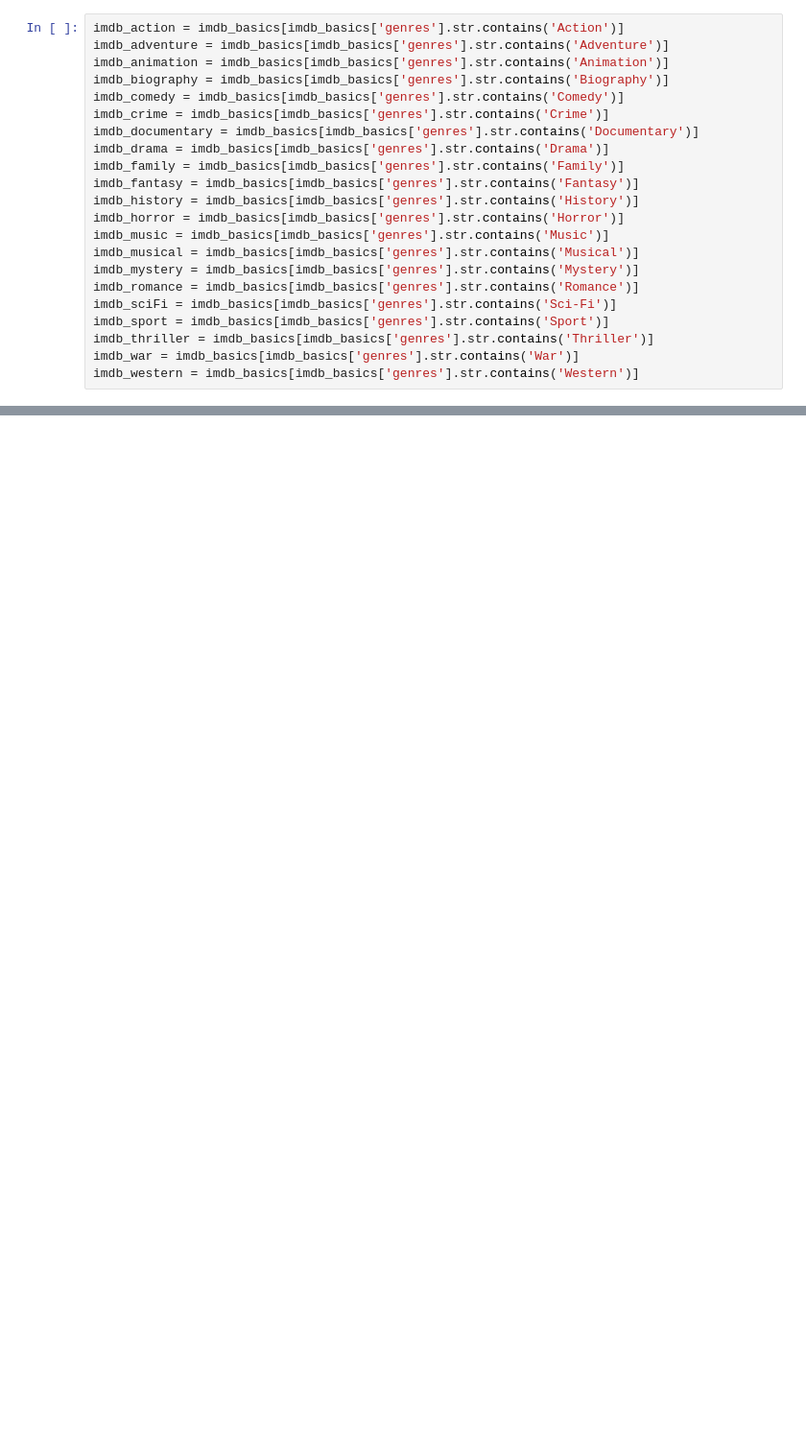
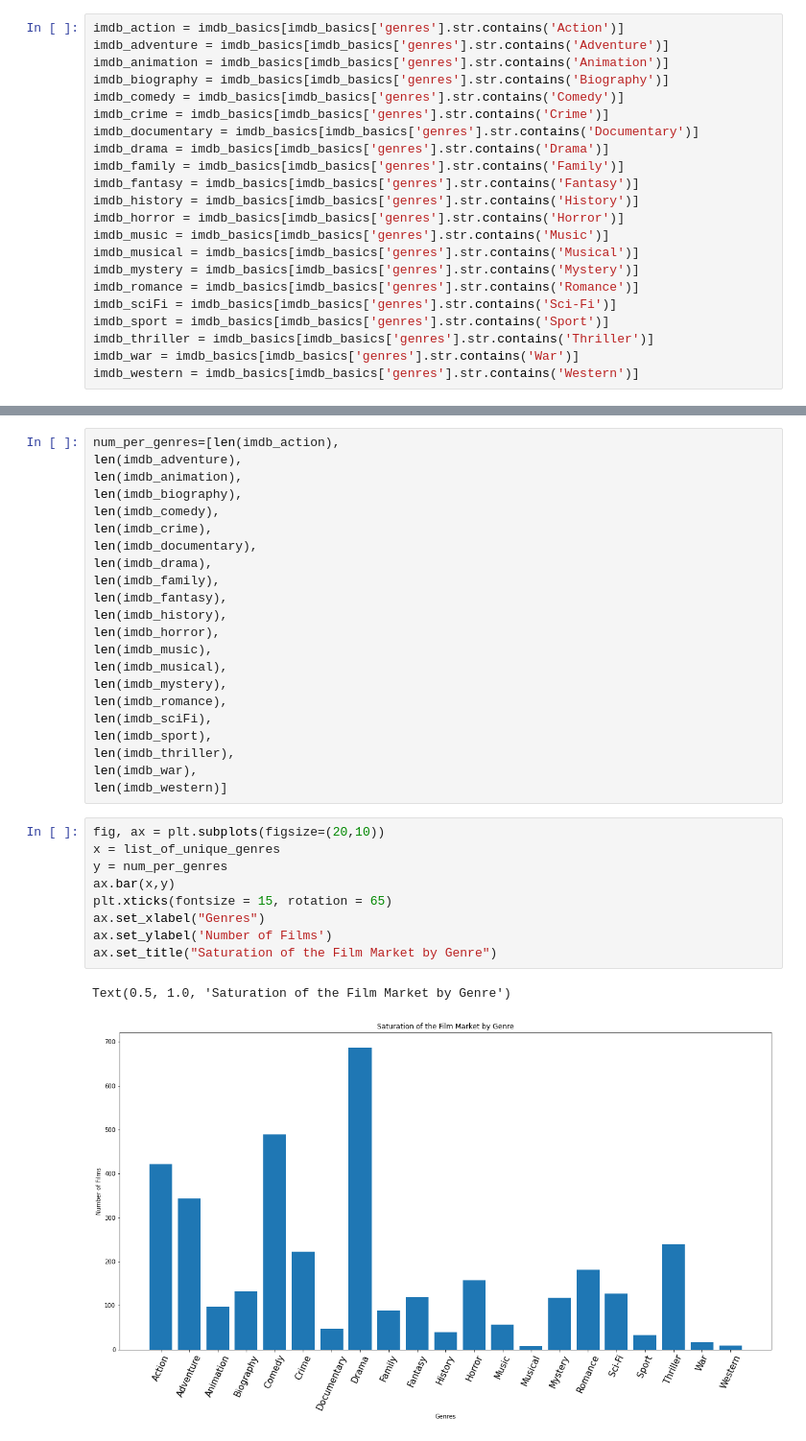
Before and after one commit to soohojp/Phase-1-Project-Best-Team-, a Jupyter notebook: Untitled.ipynb, the cells around one changed output, grey strips where cells are left out. Shown at 96% size. Saved outputs shown, nothing was run; the diff lists cells and outputs as text; blank space fills up the shorter version.

```diff
--- a/Untitled.ipynb
+++ b/Untitled.ipynb
@@ -165,0 +163,34 @@ fig, ax =
+# %%
+num_per_genres=[len(imdb_action),
+len(imdb_adventure),
+len(imdb_animation),
+len(imdb_biography),
+len(imdb_comedy),
+len(imdb_crime),
+len(imdb_documentary),
+len(imdb_drama),
+len(imdb_family),
+len(imdb_fantasy),
+len(imdb_history),
+len(imdb_horror),
+len(imdb_music),
+len(imdb_musical),
+len(imdb_mystery),
+len(imdb_romance),
+len(imdb_sciFi),
+len(imdb_sport),
+len(imdb_thriller),
+len(imdb_war),
+len(imdb_western)]
+# %%
+fig, ax = plt.subplots(figsize=(20,10))
+x = list_of_unique_genres
+y = num_per_genres
+ax.bar(x,y)
+plt.xticks(fontsize = 15, rotation = 65)
+ax.set_xlabel("Genres")
+ax.set_ylabel('Number of Films')
+ax.set_title("Saturation of the Film Market by Genre")
+# %% [output]
+Text(0.5, 1.0, 'Saturation of the Film Market by Genre')
+[figure, added]
```
Also changed, not shown: parts of 7 cells of this notebook.
